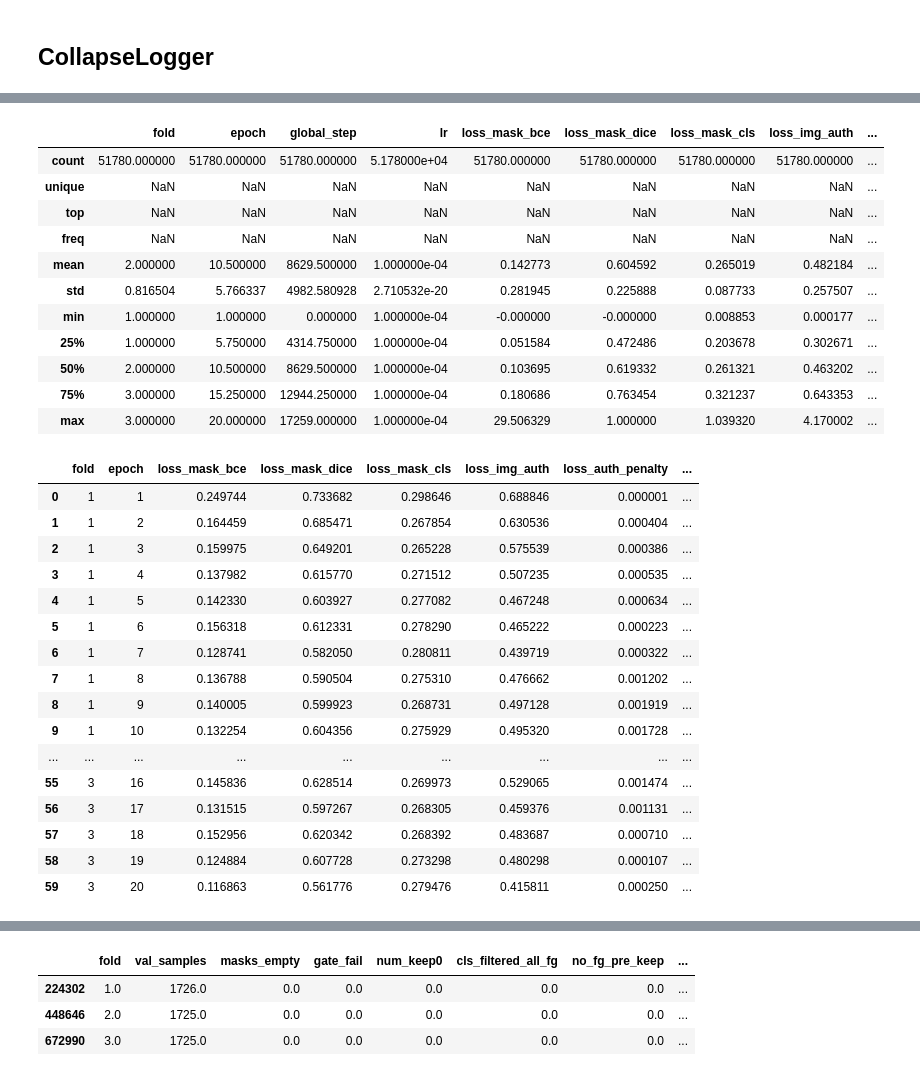
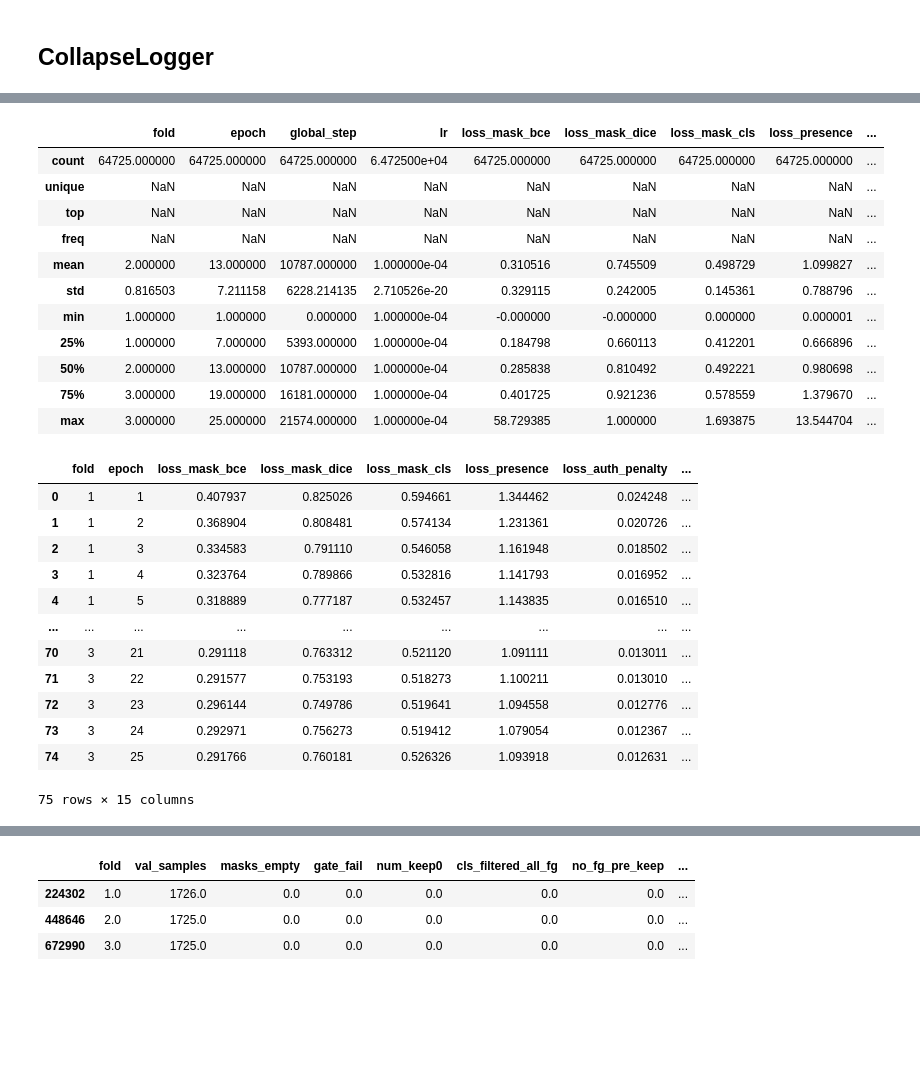
Before and after one commit to piiop/RecodAI_LUC, a Jupyter notebook: notebooks/cv_analysis.ipynb, the cells around one changed output, grey strips where cells are left out. Cells and saved outputs as stored; diff of their text form; code cells hidden in the pictures; blank space fills up the shorter version.

```diff
--- a/notebooks/cv_analysis.ipynb
+++ b/notebooks/cv_analysis.ipynb
@@ -99,7 +99,7 @@ def load_run(names):
     raise FileNotFoundError(f"Not found under OOF_ROOT: {name}")
 
 # Use load_run(name | [names]) to load one or more CV runs or loose files from experiments/oof_results/
-runs = load_run(["sharp_auth_penalty_temp0p05_thr0p6_w2"])  # or: load_run("mini_smoke"), load_run("oof_predictions.csv")
+runs = load_run(["oof_lossv2_cls_up2_authpen_weak1_e25"])  # or: load_run("mini_smoke"), load_run("oof_predictions.csv")
 
 print("Loaded:")
 if isinstance(runs, dict) and "name" not in runs:
@@ -168,7 +168,7 @@ sharp_auth_penalty_temp0p05_thr0p6_w2
 ## CollapseLogger
 # %%
 # ---- Use an already-loaded run from `runs` ----
-run = runs["sharp_auth_penalty_temp0p05_thr0p6_w2"]  # must exist in `runs`
+run = runs["oof_lossv2_cls_up2_authpen_weak1_e25"]  # must exist in `runs`
 
 OOF_RUN_DIR = Path(run["path"])
 oof_metrics = run["metrics"] or {}
@@ -365,7 +365,6 @@ cv_fold1 tables:
 cv_oof_summary tables:
   - debug.jsonl | shape=(1, 5) | cols=['tag', 'val_samples', 'pred_auth_frac', 'pred_non_auth_count', 'pred_non_auth_area_ratio_mean']
 # %%
-# TODO: Doublecheck this works with new organization
 # Convenience: key summaries across ALL loaded debug tables
 
 def concat_tables(name_contains: str):
@@ -387,52 +386,66 @@ debug_events = concat_tables("debug")
 if len(step_losses):
     display(step_losses.describe(include="all"))
 # %% [output]
-|  | fold | epoch | global_step | lr | loss_mask_bce | loss_mask_dice | loss_mask_cls | loss_img_auth | ... |
-| count | 51780.000000 | 51780.000000 | 51780.000000 | 5.178000e+04 | 51780.000000 | 51780.000000 | 51780.000000 | 51780.000000 | ... |
+|  | fold | epoch | global_step | lr | loss_mask_bce | loss_mask_dice | loss_mask_cls | loss_presence | ... |
+| count | 64725.000000 | 64725.000000 | 64725.000000 | 6.472500e+04 | 64725.000000 | 64725.000000 | 64725.000000 | 64725.000000 | ... |
 | unique | NaN | NaN | NaN | NaN | NaN | NaN | NaN | NaN | ... |
 | top | NaN | NaN | NaN | NaN | NaN | NaN | NaN | NaN | ... |
 | freq | NaN | NaN | NaN | NaN | NaN | NaN | NaN | NaN | ... |
-| mean | 2.000000 | 10.500000 | 8629.500000 | 1.000000e-04 | 0.142773 | 0.604592 | 0.265019 | 0.482184 | ... |
-| std | 0.816504 | 5.766337 | 4982.580928 | 2.710532e-20 | 0.281945 | 0.225888 | 0.087733 | 0.257507 | ... |
-| min | 1.000000 | 1.000000 | 0.000000 | 1.000000e-04 | -0.000000 | -0.000000 | 0.008853 | 0.000177 | ... |
-| 25% | 1.000000 | 5.750000 | 4314.750000 | 1.000000e-04 | 0.051584 | 0.472486 | 0.203678 | 0.302671 | ... |
-| 50% | 2.000000 | 10.500000 | 8629.500000 | 1.000000e-04 | 0.103695 | 0.619332 | 0.261321 | 0.463202 | ... |
-| 75% | 3.000000 | 15.250000 | 12944.250000 | 1.000000e-04 | 0.180686 | 0.763454 | 0.321237 | 0.643353 | ... |
-| max | 3.000000 | 20.000000 | 17259.000000 | 1.000000e-04 | 29.506329 | 1.000000 | 1.039320 | 4.170002 | ... |
+| mean | 2.000000 | 13.000000 | 10787.000000 | 1.000000e-04 | 0.310516 | 0.745509 | 0.498729 | 1.099827 | ... |
+| std | 0.816503 | 7.211158 | 6228.214135 | 2.710526e-20 | 0.329115 | 0.242005 | 0.145361 | 0.788796 | ... |
+| min | 1.000000 | 1.000000 | 0.000000 | 1.000000e-04 | -0.000000 | -0.000000 | 0.000000 | 0.000001 | ... |
+| 25% | 1.000000 | 7.000000 | 5393.000000 | 1.000000e-04 | 0.184798 | 0.660113 | 0.412201 | 0.666896 | ... |
+| 50% | 2.000000 | 13.000000 | 10787.000000 | 1.000000e-04 | 0.285838 | 0.810492 | 0.492221 | 0.980698 | ... |
+| 75% | 3.000000 | 19.000000 | 16181.000000 | 1.000000e-04 | 0.401725 | 0.921236 | 0.578559 | 1.379670 | ... |
+| max | 3.000000 | 25.000000 | 21574.000000 | 1.000000e-04 | 58.729385 | 1.000000 | 1.693875 | 13.544704 | ... |
 # %%
 # Epoch-aggregated losses (mean over steps, per fold × epoch)
+# Updated to match collapse_logger.log_step_losses payload (loss_presence, w_presence, + train knobs)
 
 loss_cols = [
-    "loss_mask_bce", "loss_mask_dice", "loss_mask_cls",
-    "loss_img_auth", "loss_auth_penalty", "loss_total",
+    "loss_mask_bce",
+    "loss_mask_dice",
+    "loss_mask_cls",
+    "loss_presence",
+    "loss_auth_penalty",
+    "loss_total",
 ]
+
+# (optional but useful) epoch-constant knobs / weights to aggregate too
+meta_cols = [
+    "w_mask_cls",
+    "w_presence",
+    "w_auth_penalty",
+    "train_topk",
+    "train_min_mask_mass",
+    "few_queries_lambda",
+    "presence_lse_beta",
+]
+
+cols = [c for c in (loss_cols + meta_cols) if c in step_losses.columns]
 
 epoch_losses = (
     step_losses
-    .groupby(["fold", "epoch"], as_index=False)[loss_cols]
+    .groupby(["fold", "epoch"], as_index=False)[cols]
     .mean()
     .sort_values(["fold", "epoch"])
 )
 
 display(epoch_losses)
 # %% [output]
-|  | fold | epoch | loss_mask_bce | loss_mask_dice | loss_mask_cls | loss_img_auth | loss_auth_penalty | ... |
-| 0 | 1 | 1 | 0.249744 | 0.733682 | 0.298646 | 0.688846 | 0.000001 | ... |
-| 1 | 1 | 2 | 0.164459 | 0.685471 | 0.267854 | 0.630536 | 0.000404 | ... |
-| 2 | 1 | 3 | 0.159975 | 0.649201 | 0.265228 | 0.575539 | 0.000386 | ... |
-| 3 | 1 | 4 | 0.137982 | 0.615770 | 0.271512 | 0.507235 | 0.000535 | ... |
-| 4 | 1 | 5 | 0.142330 | 0.603927 | 0.277082 | 0.467248 | 0.000634 | ... |
-| 5 | 1 | 6 | 0.156318 | 0.612331 | 0.278290 | 0.465222 | 0.000223 | ... |
-| 6 | 1 | 7 | 0.128741 | 0.582050 | 0.280811 | 0.439719 | 0.000322 | ... |
-| 7 | 1 | 8 | 0.136788 | 0.590504 | 0.275310 | 0.476662 | 0.001202 | ... |
-| 8 | 1 | 9 | 0.140005 | 0.599923 | 0.268731 | 0.497128 | 0.001919 | ... |
-| 9 | 1 | 10 | 0.132254 | 0.604356 | 0.275929 | 0.495320 | 0.001728 | ... |
+|  | fold | epoch | loss_mask_bce | loss_mask_dice | loss_mask_cls | loss_presence | loss_auth_penalty | ... |
+| 0 | 1 | 1 | 0.407937 | 0.825026 | 0.594661 | 1.344462 | 0.024248 | ... |
+| 1 | 1 | 2 | 0.368904 | 0.808481 | 0.574134 | 1.231361 | 0.020726 | ... |
+| 2 | 1 | 3 | 0.334583 | 0.791110 | 0.546058 | 1.161948 | 0.018502 | ... |
+| 3 | 1 | 4 | 0.323764 | 0.789866 | 0.532816 | 1.141793 | 0.016952 | ... |
+| 4 | 1 | 5 | 0.318889 | 0.777187 | 0.532457 | 1.143835 | 0.016510 | ... |
 | ... | ... | ... | ... | ... | ... | ... | ... | ... |
-| 55 | 3 | 16 | 0.145836 | 0.628514 | 0.269973 | 0.529065 | 0.001474 | ... |
-| 56 | 3 | 17 | 0.131515 | 0.597267 | 0.268305 | 0.459376 | 0.001131 | ... |
-| 57 | 3 | 18 | 0.152956 | 0.620342 | 0.268392 | 0.483687 | 0.000710 | ... |
-| 58 | 3 | 19 | 0.124884 | 0.607728 | 0.273298 | 0.480298 | 0.000107 | ... |
-| 59 | 3 | 20 | 0.116863 | 0.561776 | 0.279476 | 0.415811 | 0.000250 | ... |
+| 70 | 3 | 21 | 0.291118 | 0.763312 | 0.521120 | 1.091111 | 0.013011 | ... |
+| 71 | 3 | 22 | 0.291577 | 0.753193 | 0.518273 | 1.100211 | 0.013010 | ... |
+| 72 | 3 | 23 | 0.296144 | 0.749786 | 0.519641 | 1.094558 | 0.012776 | ... |
+| 73 | 3 | 24 | 0.292971 | 0.756273 | 0.519412 | 1.079054 | 0.012367 | ... |
+| 74 | 3 | 25 | 0.291766 | 0.760181 | 0.526326 | 1.093918 | 0.012631 | ... |
+75 rows × 15 columns
 # %%
 # --- Useful, compact diagnostics for epoch_summary ---
 
```
Also changed, not shown: parts of 9 cells of this notebook, 5 other files.
